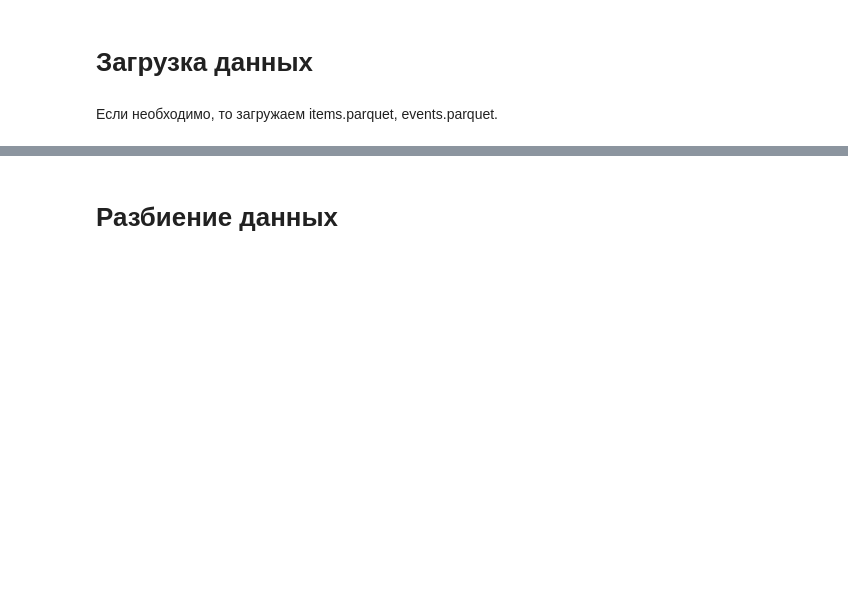
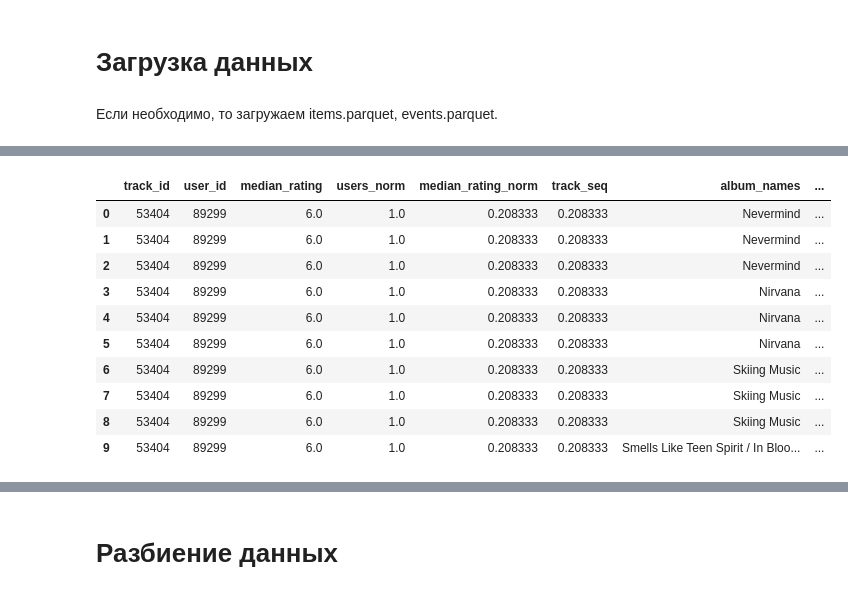
Before and after one commit to Totoxa85/mle-project-sprint-4-v001, a Jupyter notebook: recommendations.ipynb, the cells around one changed output, grey strips where cells are left out. Drawn from its saved outputs; the diff is of its cells as text; code cells hidden in the pictures; blank space fills up the shorter version.

```diff
--- a/recommendations.ipynb
+++ b/recommendations.ipynb
@@ -409,0 +451,14 @@ events = pd.read_parquet('recsys/data/events.parquet')
+# %%
+top_pop.head(10)
+# %% [output]
+|  | track_id | user_id | median_rating | users_norm | median_rating_norm | track_seq | album_names | ... |
+| 0 | 53404 | 89299 | 6.0 | 1.0 | 0.208333 | 0.208333 | Nevermind | ... |
+| 1 | 53404 | 89299 | 6.0 | 1.0 | 0.208333 | 0.208333 | Nevermind | ... |
+| 2 | 53404 | 89299 | 6.0 | 1.0 | 0.208333 | 0.208333 | Nevermind | ... |
+| 3 | 53404 | 89299 | 6.0 | 1.0 | 0.208333 | 0.208333 | Nirvana | ... |
+| 4 | 53404 | 89299 | 6.0 | 1.0 | 0.208333 | 0.208333 | Nirvana | ... |
+| 5 | 53404 | 89299 | 6.0 | 1.0 | 0.208333 | 0.208333 | Nirvana | ... |
+| 6 | 53404 | 89299 | 6.0 | 1.0 | 0.208333 | 0.208333 | Skiing Music | ... |
+| 7 | 53404 | 89299 | 6.0 | 1.0 | 0.208333 | 0.208333 | Skiing Music | ... |
+| 8 | 53404 | 89299 | 6.0 | 1.0 | 0.208333 | 0.208333 | Skiing Music | ... |
+| 9 | 53404 | 89299 | 6.0 | 1.0 | 0.208333 | 0.208333 | Smells Like Teen Spirit / In Bloo... | ... |
```
Also changed, not shown: parts of 5 cells of this notebook, 12 other files.
